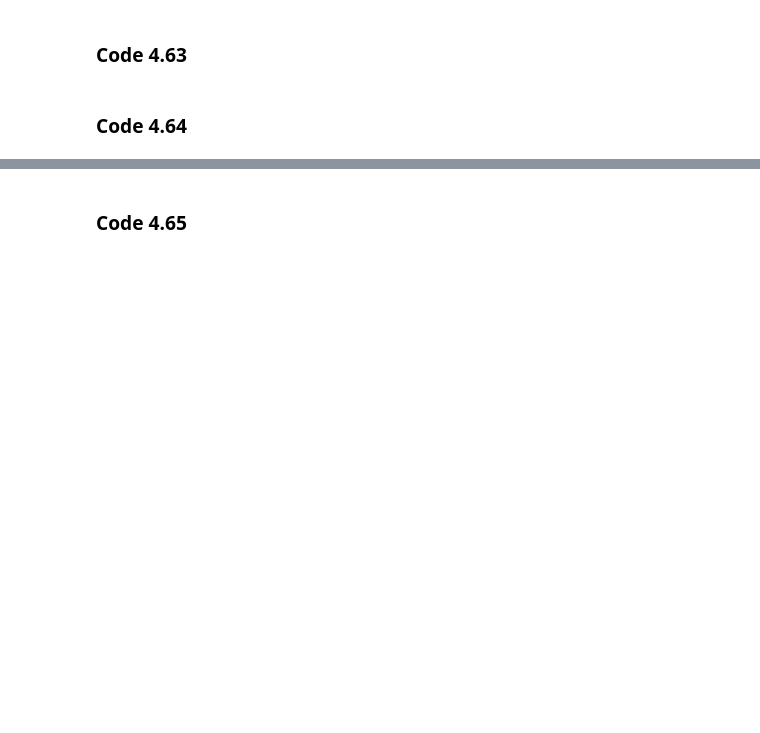
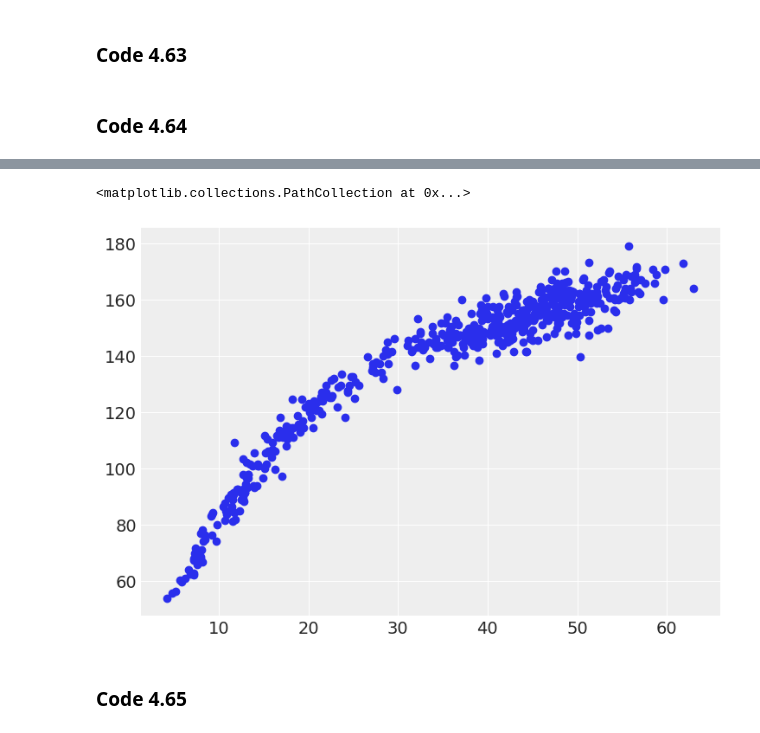
Before and after one commit to pim-hoeven/rethinking-numpyro, a Jupyter notebook: notebooks/04_geocentric_models.ipynb, the cells around one changed output, grey strips where cells are left out. Cells and saved outputs as stored; diff of their text form; code cells hidden in the pictures; blank space fills up the shorter version.

```diff
--- a/notebooks/04_geocentric_models.ipynb
+++ b/notebooks/04_geocentric_models.ipynb
@@ -749,4 +749,9 @@ memory usage: 17.1 KB
 | 4 | 145.415 | 41.276872 | 51.0 | 0 |
+# %%
+plt.scatter(d["weight"], d["height"])
+# %% [output]
+<matplotlib.collections.PathCollection at 0x...>
+[figure, added]
 # %% [markdown]
 ### Code 4.65
 # %%
```
Also changed, not shown: parts of 9 cells of this notebook.
